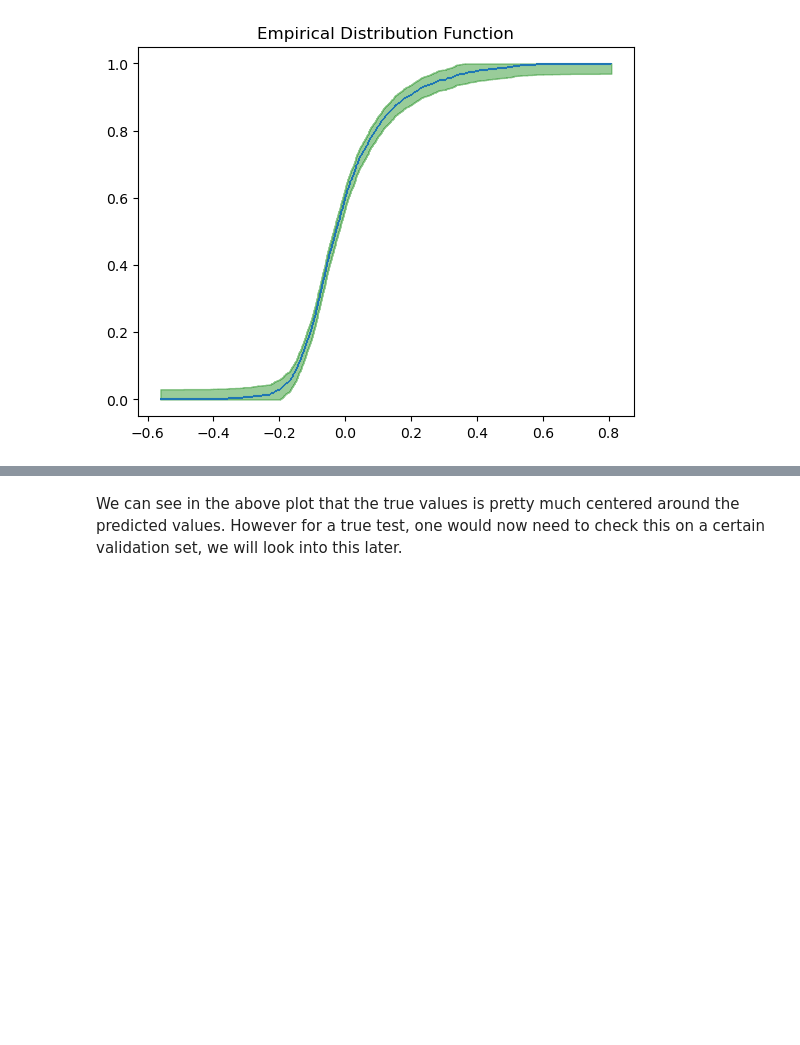
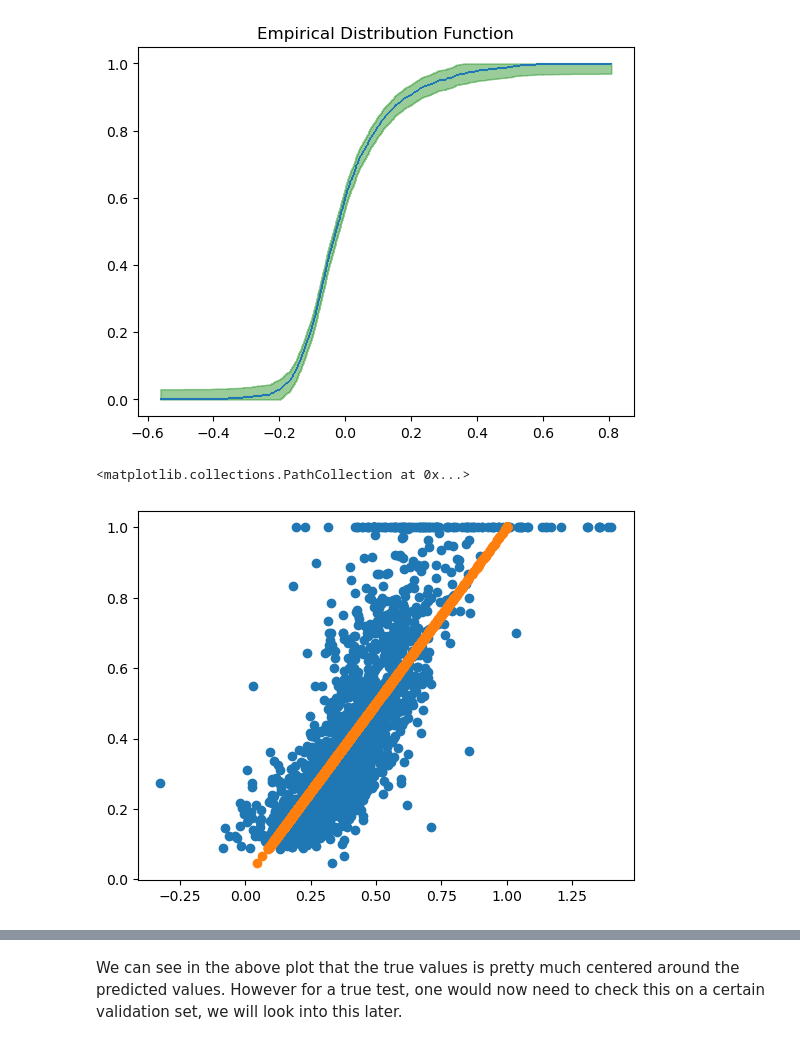
Before and after one commit to datascience-intro/1MS041-2022, a Jupyter notebook: notebooks/12-Regression.ipynb, the cells around one changed output, grey strips where cells are left out. Cells and saved outputs as stored; diff of their text form; code cells hidden in the pictures; blank space fills up the shorter version.

```diff
--- a/notebooks/12-Regression.ipynb
+++ b/notebooks/12-Regression.ipynb
@@ -323,6 +234,13 @@ edf = makeEDF(residual)
 plotEDF(edf,points_at_jump=False,confidence_band=True)
 # %% [output]
 [figure]
+# %%
+predictions = lr.predict(X_test).reshape(-1,1)
+plt.scatter(predictions,Y_test)
+plt.scatter(Y_test,Y_test)
+# %% [output]
+<matplotlib.collections.PathCollection at 0x...>
+[figure, added]
 # %%
 predictions = lr.predict(X_test).reshape(-1,1)
 
```
Also changed, not shown: parts of 54 cells of this notebook, 7 other files.
